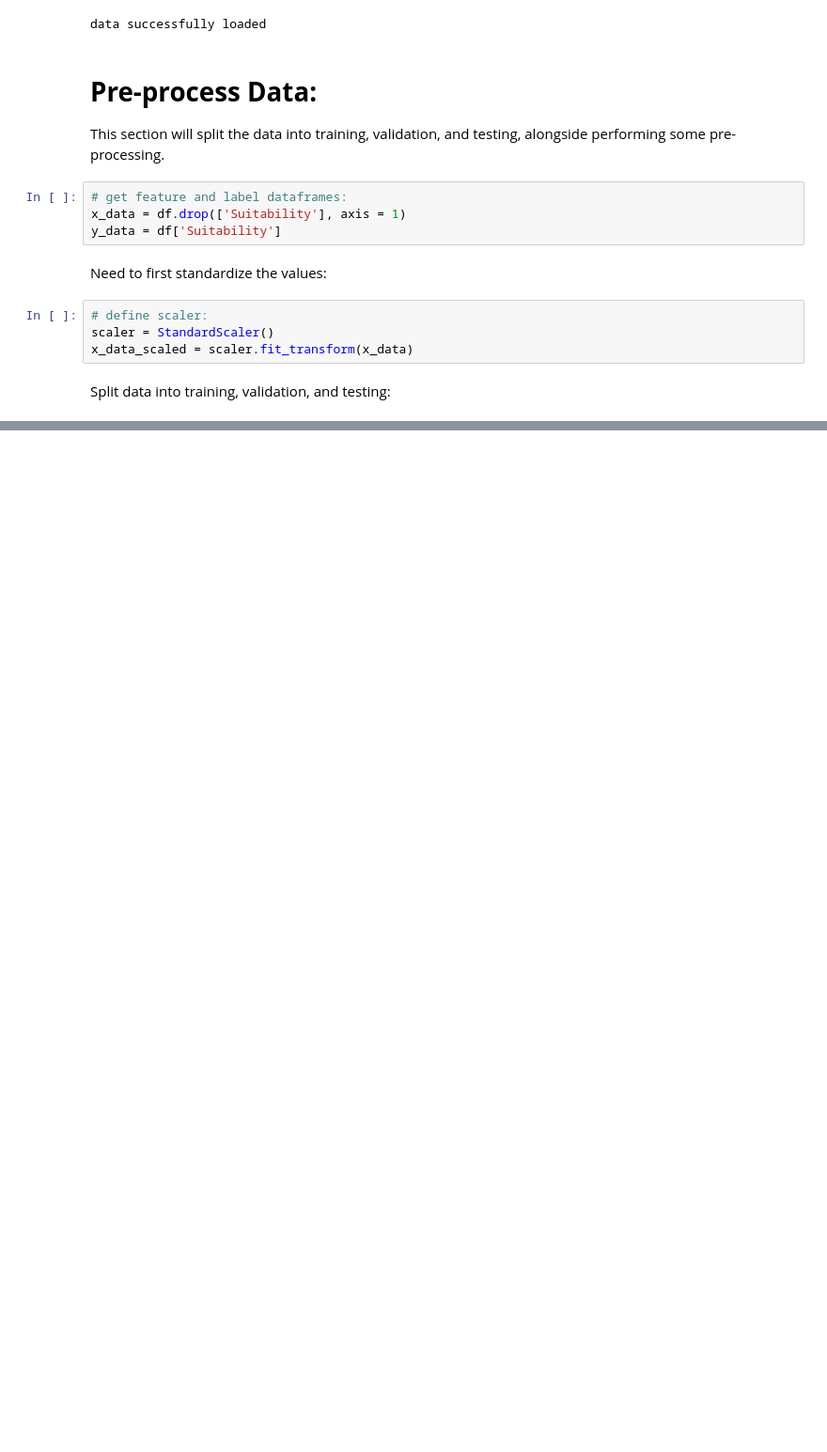
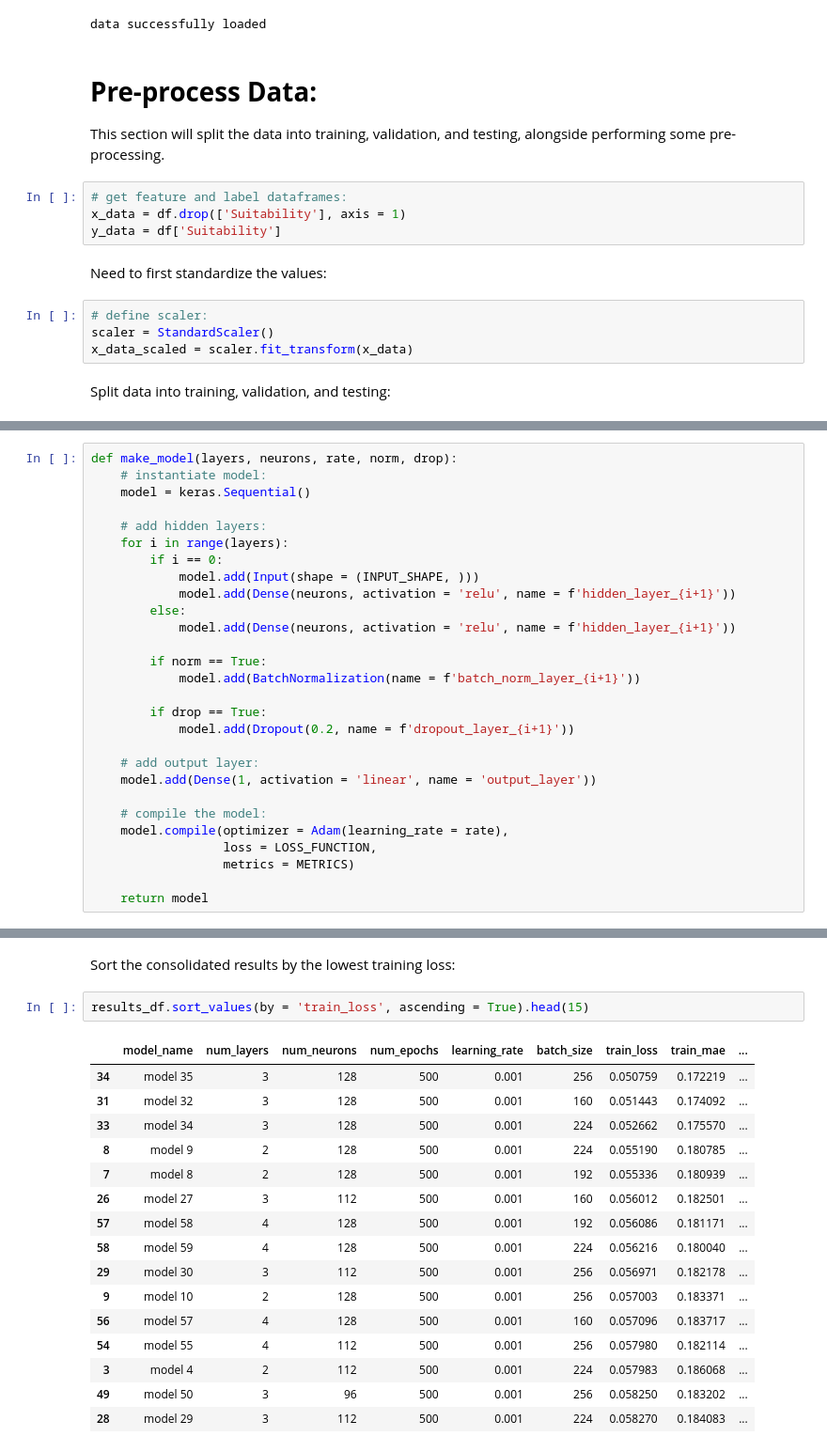
Before and after one commit to MattTidd/Inference-Systems, a Jupyter notebook: Python_Design/ANN_Design/ANN_GridSearch_V2/ANN_V2.ipynb, the cells around one changed output, grey strips where cells are left out. Shown at 94% size. Drawn from its saved outputs; the diff is of its cells as text; blank space fills up the shorter version.

```diff
--- a/Python_Design/ANN_Design/ANN_GridSearch_V2/ANN_V2.ipynb
+++ b/Python_Design/ANN_Design/ANN_GridSearch_V2/ANN_V2.ipynb
@@ -74,0 +98,28 @@ Within this section, a function is defined for instantiating models using the Ke
+# %%
+def make_model(layers, neurons, rate, norm, drop):
+    # instantiate model:
+    model = keras.Sequential()
+
+    # add hidden layers:
+    for i in range(layers):
+        if i == 0:
+            model.add(Input(shape = (INPUT_SHAPE, )))
+            model.add(Dense(neurons, activation = 'relu', name = f'hidden_layer_{i+1}'))
+        else:
+            model.add(Dense(neurons, activation = 'relu', name = f'hidden_layer_{i+1}'))
+
+        if norm == True:
+            model.add(BatchNormalization(name = f'batch_norm_layer_{i+1}'))
+
+        if drop == True:
+            model.add(Dropout(0.2, name = f'dropout_layer_{i+1}'))
+
+    # add output layer:
+    model.add(Dense(1, activation = 'linear', name = 'output_layer'))
+
+    # compile the model:
+    model.compile(optimizer = Adam(learning_rate = rate),
+                  loss = LOSS_FUNCTION,
+                  metrics = METRICS)
+
+    return model
@@ -74,0 +245,21 @@ Within this section, a function is defined for instantiating models using the Ke
+# %% [markdown]
+Sort the consolidated results by the lowest training loss:
+# %%
+results_df.sort_values(by = 'train_loss', ascending = True).head(15)
+# %% [output]
+|  | model_name | num_layers | num_neurons | num_epochs | learning_rate | batch_size | train_loss | train_mae | ... |
+| 34 | model 35 | 3 | 128 | 500 | 0.001 | 256 | 0.050759 | 0.172219 | ... |
+| 31 | model 32 | 3 | 128 | 500 | 0.001 | 160 | 0.051443 | 0.174092 | ... |
+| 33 | model 34 | 3 | 128 | 500 | 0.001 | 224 | 0.052662 | 0.175570 | ... |
+| 8 | model 9 | 2 | 128 | 500 | 0.001 | 224 | 0.055190 | 0.180785 | ... |
+| 7 | model 8 | 2 | 128 | 500 | 0.001 | 192 | 0.055336 | 0.180939 | ... |
+| 26 | model 27 | 3 | 112 | 500 | 0.001 | 160 | 0.056012 | 0.182501 | ... |
+| 57 | model 58 | 4 | 128 | 500 | 0.001 | 192 | 0.056086 | 0.181171 | ... |
+| 58 | model 59 | 4 | 128 | 500 | 0.001 | 224 | 0.056216 | 0.180040 | ... |
+| 29 | model 30 | 3 | 112 | 500 | 0.001 | 256 | 0.056971 | 0.182178 | ... |
+| 9 | model 10 | 2 | 128 | 500 | 0.001 | 256 | 0.057003 | 0.183371 | ... |
+| 56 | model 57 | 4 | 128 | 500 | 0.001 | 160 | 0.057096 | 0.183717 | ... |
+| 54 | model 55 | 4 | 112 | 500 | 0.001 | 256 | 0.057980 | 0.182114 | ... |
+| 3 | model 4 | 2 | 112 | 500 | 0.001 | 224 | 0.057983 | 0.186068 | ... |
+| 49 | model 50 | 3 | 96 | 500 | 0.001 | 256 | 0.058250 | 0.183202 | ... |
+| 28 | model 29 | 3 | 112 | 500 | 0.001 | 224 | 0.058270 | 0.184083 | ... |
```
Also changed, not shown: parts of 20 cells of this notebook.
